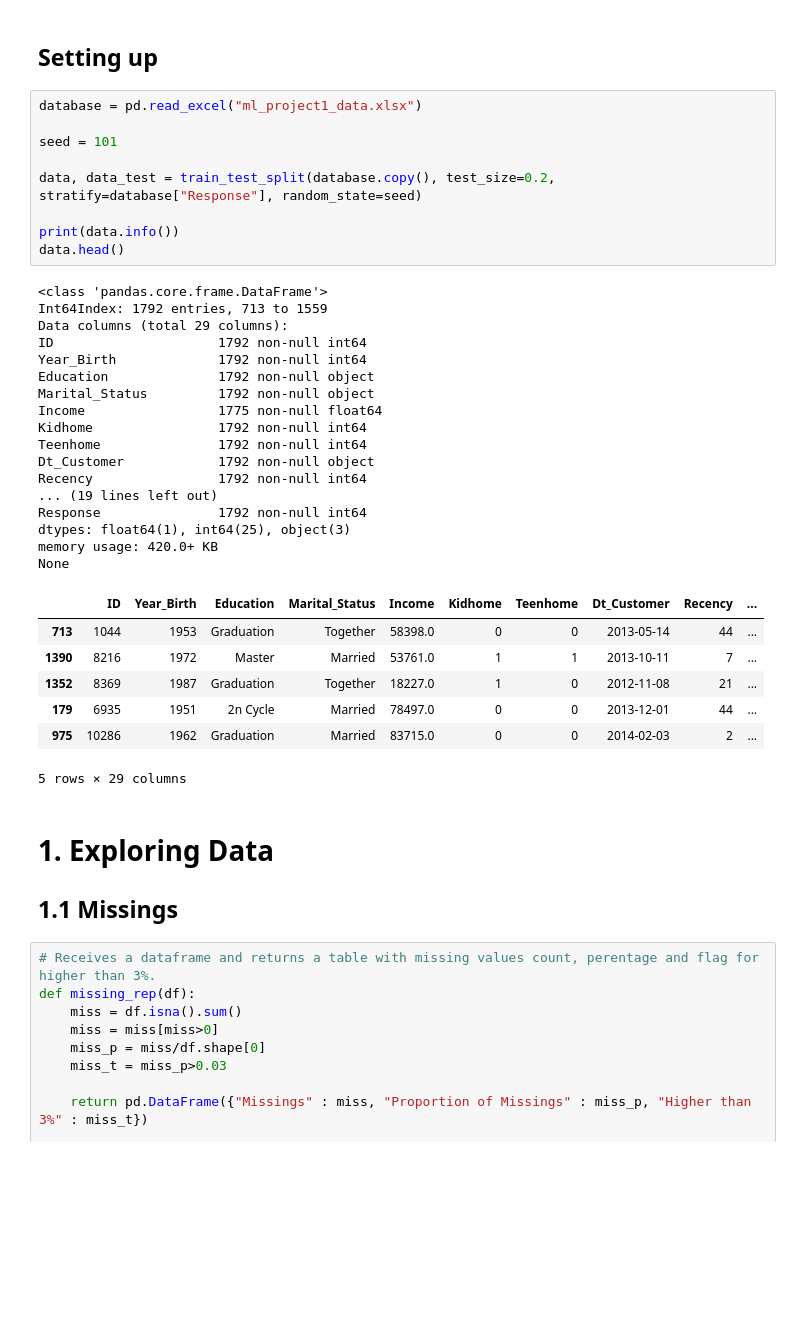
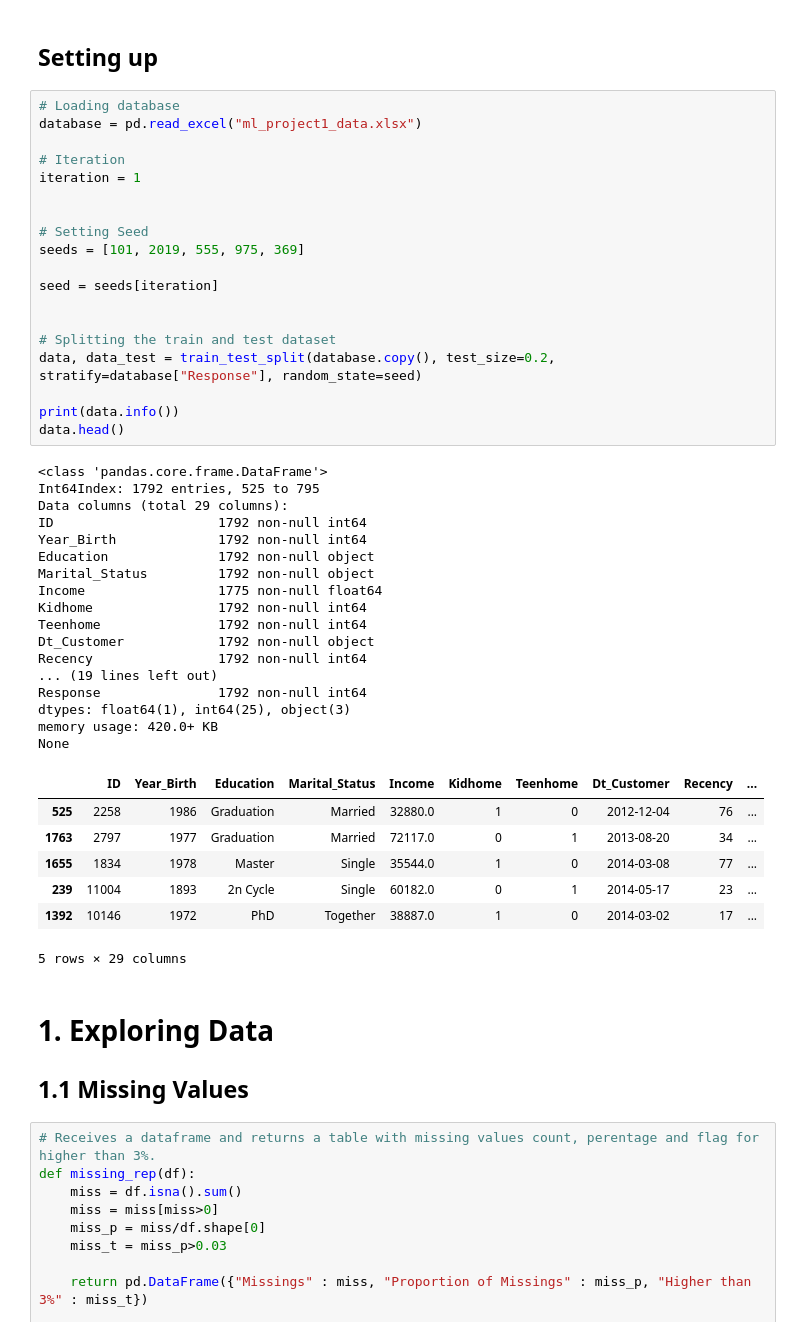
Before and after one commit to RodolfoLSS/machine_learning_classification, a Jupyter notebook: Feature_Exploration.ipynb, the cells around one changed output. Cells and saved outputs as stored; diff of their text form; blank space fills up the shorter version.

```diff
--- a/Feature_Exploration.ipynb
+++ b/Feature_Exploration.ipynb
@@ -18,42 +30,52 @@ os.chdir("C:\\Users\\maxde\\OneDrive\\Documentos\\machine_learning\\project_1")
 # %% [markdown]
 ## Setting up
 # %%
+# Loading database
 database = pd.read_excel("ml_project1_data.xlsx")
 
-seed = 101
+# Iteration
+iteration = 1
 
+
+# Setting Seed
+seeds = [101, 2019, 555, 975, 369]
+
+seed = seeds[iteration]
+
+
+# Splitting the train and test dataset
 data, data_test = train_test_split(database.copy(), test_size=0.2, stratify=database["Response"], random_state=seed)
 
 print(data.info())
 data.head()
 # %% [output]
 <class 'pandas.core.frame.DataFrame'>
-Int64Index: 1792 entries, 713 to 1559
+Int64Index: 1792 entries, 525 to 795
 Data columns (total 29 columns):
 ID                     1792 non-null int64
 Year_Birth             1792 non-null int64
 Education              1792 non-null object
 Marital_Status         1792 non-null object
 Income                 1775 non-null float64
 Kidhome                1792 non-null int64
 Teenhome               1792 non-null int64
 Dt_Customer            1792 non-null object
 Recency                1792 non-null int64
 ... (19 lines left out)
 Response               1792 non-null int64
 dtypes: float64(1), int64(25), object(3)
 memory usage: 420.0+ KB
 None
 |  | ID | Year_Birth | Education | Marital_Status | Income | Kidhome | Teenhome | Dt_Customer | Recency | ... |
-| 713 | 1044 | 1953 | Graduation | Together | 58398.0 | 0 | 0 | 2013-05-14 | 44 | ... |
-| 1390 | 8216 | 1972 | Master | Married | 53761.0 | 1 | 1 | 2013-10-11 | 7 | ... |
-| 1352 | 8369 | 1987 | Graduation | Together | 18227.0 | 1 | 0 | 2012-11-08 | 21 | ... |
-| 179 | 6935 | 1951 | 2n Cycle | Married | 78497.0 | 0 | 0 | 2013-12-01 | 44 | ... |
-| 975 | 10286 | 1962 | Graduation | Married | 83715.0 | 0 | 0 | 2014-02-03 | 2 | ... |
+| 525 | 2258 | 1986 | Graduation | Married | 32880.0 | 1 | 0 | 2012-12-04 | 76 | ... |
+| 1763 | 2797 | 1977 | Graduation | Married | 72117.0 | 0 | 1 | 2013-08-20 | 34 | ... |
+| 1655 | 1834 | 1978 | Master | Single | 35544.0 | 1 | 0 | 2014-03-08 | 77 | ... |
+| 239 | 11004 | 1893 | 2n Cycle | Single | 60182.0 | 0 | 1 | 2014-05-17 | 23 | ... |
+| 1392 | 10146 | 1972 | PhD | Together | 38887.0 | 1 | 0 | 2014-03-02 | 17 | ... |
 5 rows × 29 columns
 # %% [markdown]
 # 1. Exploring Data
-## 1.1 Missings
+## 1.1 Missing Values
 # %%
 # Receives a dataframe and returns a table with missing values count, perentage and flag for higher than 3%.
 def missing_rep(df):
```
Also changed, not shown: parts of 74 cells of this notebook.
